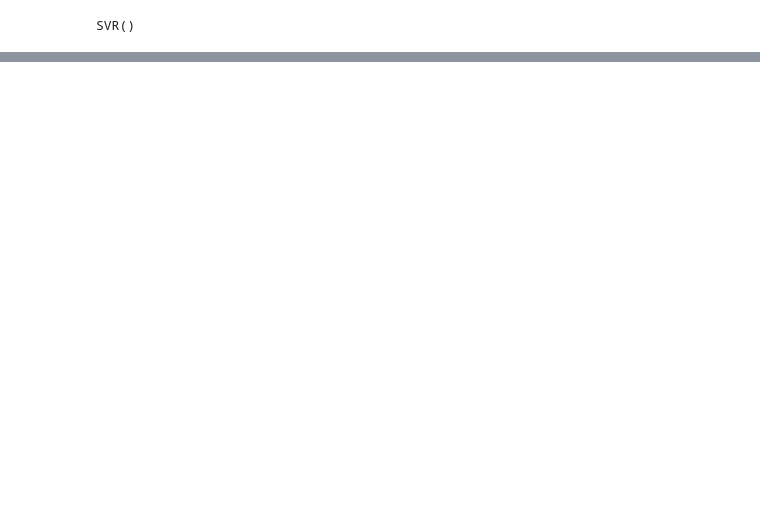
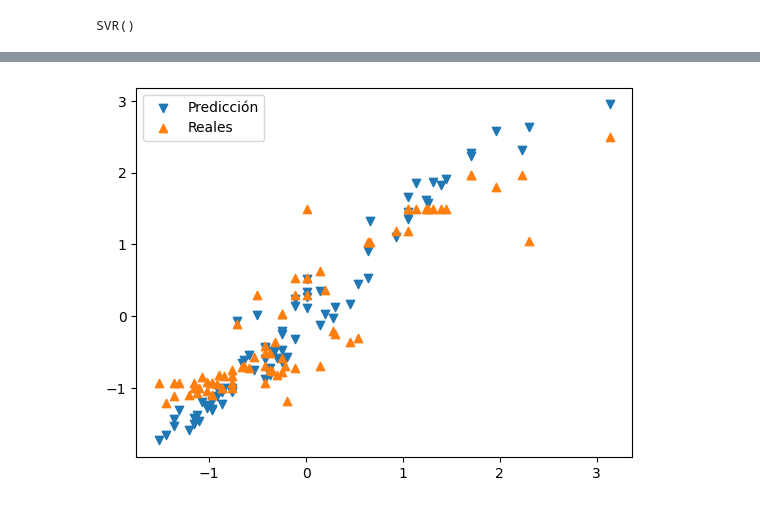
Before and after one commit to EhwazM/ML-Python, a Jupyter notebook: Actividad 11 - Actividad bancaria.ipynb, the cells around one changed output, grey strips where cells are left out. Drawn from its saved outputs; the diff is of its cells as text; code cells hidden in the pictures; blank space fills up the shorter version.

```diff
--- a/Actividad 11 - Actividad bancaria.ipynb
+++ b/Actividad 11 - Actividad bancaria.ipynb
@@ -503,0 +521,7 @@ plt.show()
+# %%
+plt.scatter(x_test[:,0], y_pred_r, marker='v', label='Predicción')
+plt.scatter(x_test[:,0], y_test, marker='^', label='Reales')
+plt.legend()
+plt.show()
+# %% [output]
+[figure, added]
```
Also changed, not shown: parts of 6 cells of this notebook, 3 other files.
